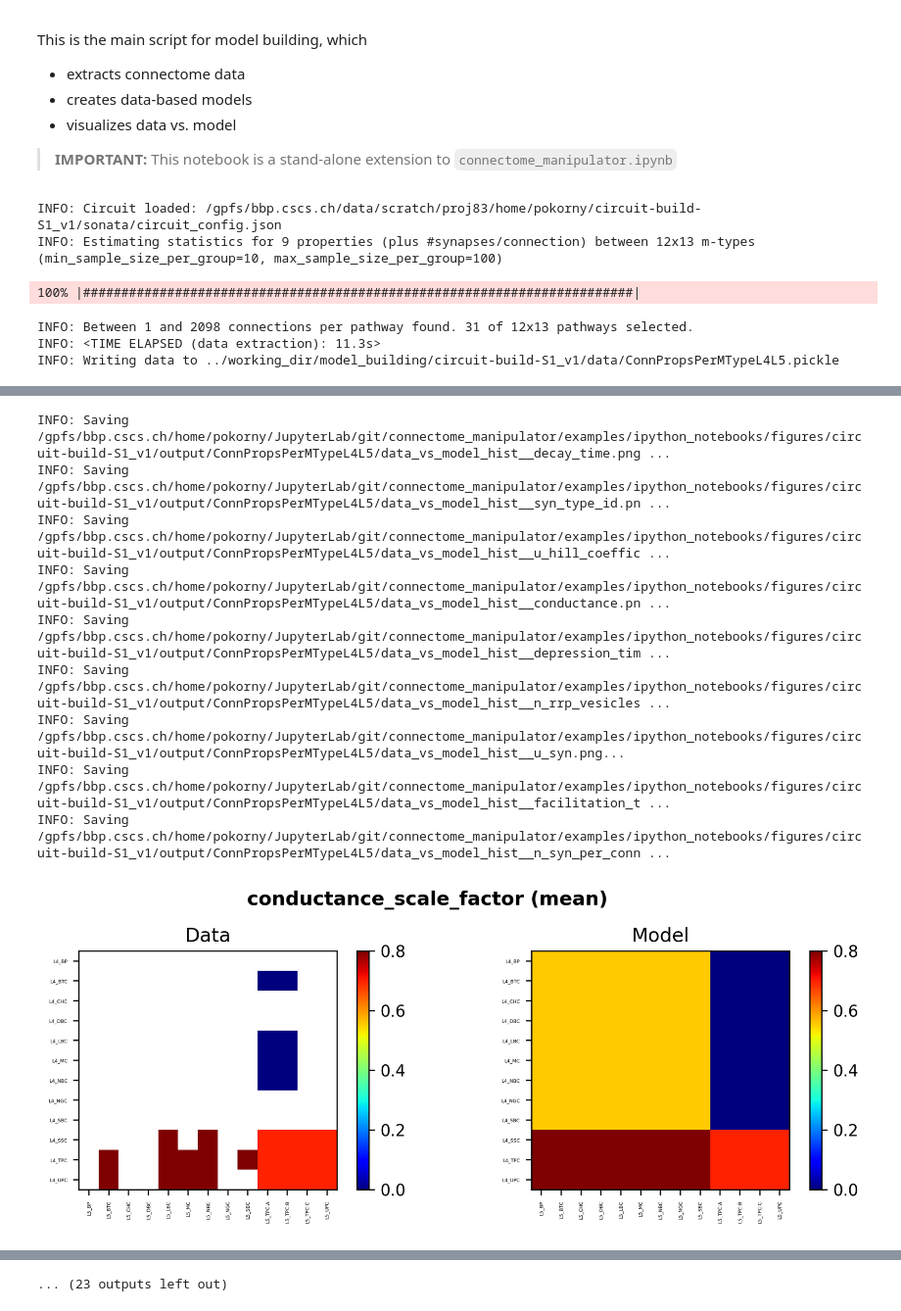
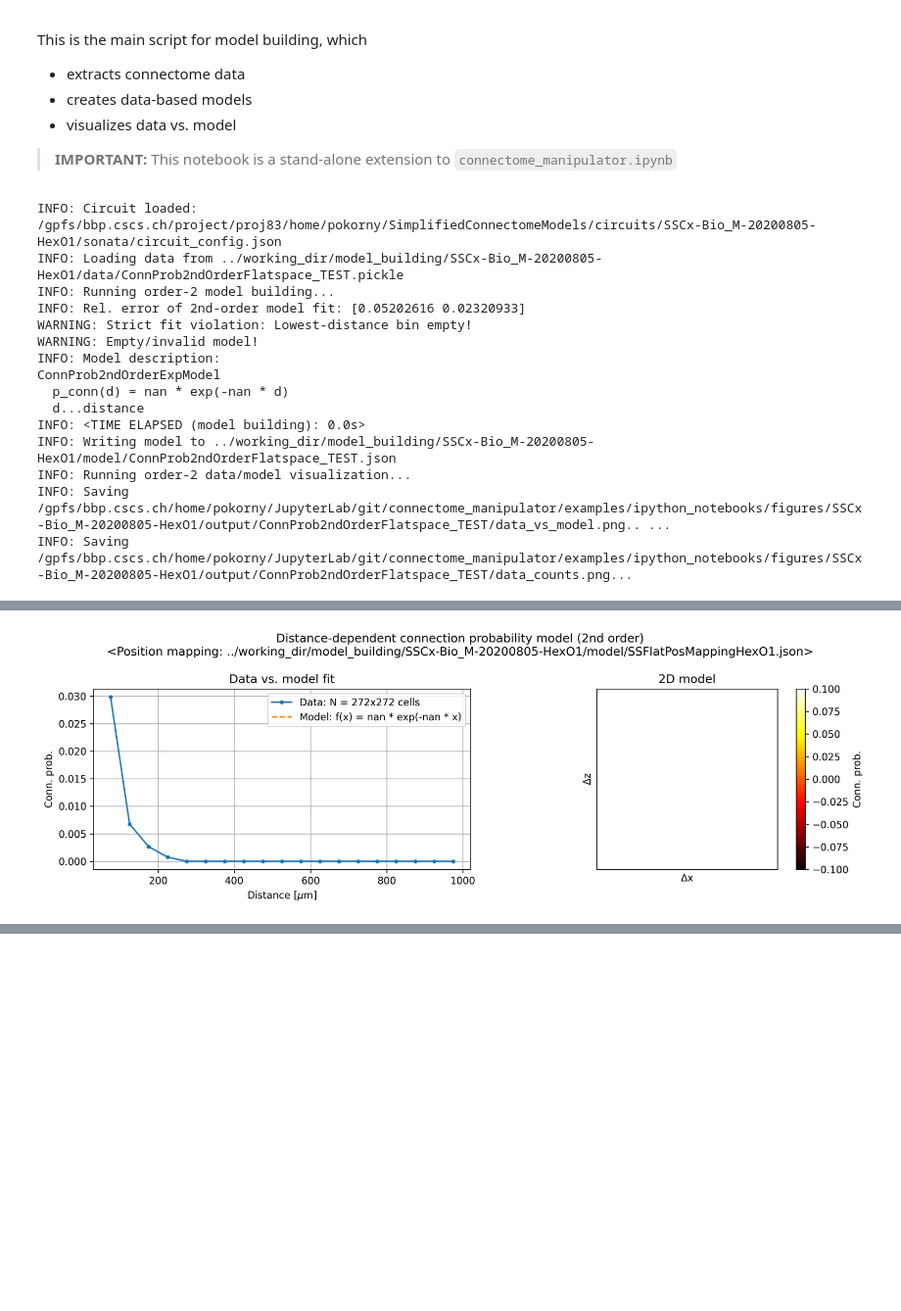
Before and after one commit to BlueBrain/connectome-manipulator, a Jupyter notebook: examples/ipython_notebooks/model_building.ipynb, the cells around one changed output, grey strips where cells are left out. Shown at 98% size. Drawn from its saved outputs; the diff is of its cells as text; code cells hidden in the pictures; blank space fills up the shorter version.

Commit message:
Added strict model fitting option

```diff
--- a/examples/ipython_notebooks/model_building.ipynb
+++ b/examples/ipython_notebooks/model_building.ipynb
@@ -18,17 +18,17 @@ from connectome_manipulator.model_building import model_building
 # %%
 # Model building - Configuration
 
-# circuit_path = '/gpfs/bbp.cscs.ch/project/proj83/home/pokorny/SimplifiedConnectomeModels/circuits/SSCx-Bio_M-20200805-HexO1'
-# circuit_name = os.path.split(circuit_path)[-1]
-# circuit_config = os.path.join(circuit_path, 'sonata', 'circuit_config.json')
+circuit_path = '/gpfs/bbp.cscs.ch/project/proj83/home/pokorny/SimplifiedConnectomeModels/circuits/SSCx-Bio_M-20200805-HexO1'
+circuit_name = os.path.split(circuit_path)[-1]
+circuit_config = os.path.join(circuit_path, 'sonata', 'circuit_config.json')
 
 # circuit_path = '/gpfs/bbp.cscs.ch/data/scratch/proj83/home/pokorny/SSCx-Bio_M-20200805'
 # circuit_name = os.path.split(circuit_path)[-1]
 # circuit_config = os.path.join(circuit_path, 'sonata', 'circuit_config.json')
 
-circuit_path = '/gpfs/bbp.cscs.ch/data/scratch/proj83/home/pokorny/circuit-build-S1_v1'
-circuit_name = os.path.split(circuit_path)[-1]
-circuit_config = os.path.join(circuit_path, 'sonata', 'circuit_config.json')
+# circuit_path = '/gpfs/bbp.cscs.ch/data/scratch/proj83/home/pokorny/circuit-build-S1_v1'
+# circuit_name = os.path.split(circuit_path)[-1]
+# circuit_config = os.path.join(circuit_path, 'sonata', 'circuit_config.json')
 
 # circuit_path = manip_config['circuit_path']
 # circuit_name = f'{os.path.split(circuit_path)[-1]}__{manip_config["manip"]["name"]}'
@@ -99,25 +99,37 @@ model_config['circuit_config'] = circuit_config
 
 # model_config['model'] = {'name': 'NSynPerConnPerMType', 'fct': {'source': 'conn_props', 'kwargs': {'min_sample_size_per_group': 10, 'max_sample_size_per_group': 100, 'sel_props': []}}}
 # model_config['model'] = {'name': 'ConnPropsPerMType', 'fct': {'source': 'conn_props', 'kwargs': {'min_sample_size_per_group': 10, 'max_sample_size_per_group': 100}}}
-model_config['model'] = {'name': 'ConnPropsPerMTypeL4L5', 'fct': {'source': 'conn_props', 'kwargs': {'sel_src': {'layer': 4}, 'sel_dest': {'layer': 5}, 'min_sample_size_per_group': 10, 'max_sample_size_per_group': 100}}}
+# model_config['model'] = {'name': 'ConnPropsPerMTypeL4L5', 'fct': {'source': 'conn_props', 'kwargs': {'sel_src': {'layer': 4}, 'sel_dest': {'layer': 5}, 'min_sample_size_per_group': 10, 'max_sample_size_per_group': 100}}}
 
 # model_config['model'] = {'name': 'ConnProb1stOrder', 'fct': {'source': 'conn_prob', 'kwargs': {'order': 1, 'sample_size': 10000}}}
 # model_config['model'] = {'name': 'ConnProb2ndOrderFlatspace', 'fct': {'source': 'conn_prob', 'kwargs': {'order': 2, 'sel_src': {'node_set': 'hex_O1', 'mtype': 'L1_DAC'}, 'sel_dest': {'node_set': 'hex_O1', 'mtype': 'L23_BP'}, 'sample_size': 10000, 'min_count_per_bin': 100, 'bin_size_um': 50, 'max_range_um': 1000, 'pos_map_file': '../working_dir/model_building/SSCx-Bio_M-20200805-HexO1/model/SSFlatPosMappingHexO1.json'}}}
 # model_config['model'] = {'name': 'ConnProb4thOrderReducedFlatspace', 'fct': {'source': 'conn_prob', 'kwargs': {'order': '4R', 'sel_src': {'node_set': 'hex_O1'}, 'sel_dest': {'node_set': 'hex_O1'}, 'sample_size': 2000, 'min_count_per_bin': 100, 'bin_size_um': 50, 'max_range_um': [400, [-400, 1000]], 'smoothing_sigma_um': None, 'plot_model_ovsampl': 7, 'plot_model_extsn': 0, 'model_specs': {'name': 'LinearInterpolation'}, 'pos_map_file': '../working_dir/model_building/SSCx-Bio_M-20200805-HexO1/model/SSFlatPosMappingHexO1.json'}}}
 # model_config_pathways = model_building.create_model_config_per_pathway(model_config, 'mtype')
 
-# model_config['model'] = {'name': 'ConnProb2ndOrderFlatspace_TEST', 'fct': {'source': 'conn_prob', 'kwargs': {'order': 2, 'sel_src': {'node_set': 'hex_O1', 'mtype': 'L1_DAC'}, 'sel_dest': {'node_set': 'hex_O1', 'mtype': 'L23_BP'}, 'sample_size': 1000, 'min_count_per_bin': 100, 'bin_size_um': 50, 'max_range_um': 1000, 'pos_map_file': '../working_dir/model_building/SSCx-Bio_M-20200805-HexO1/model/SSFlatPosMappingHexO1.json'}}}
+model_config['model'] = {'name': 'ConnProb2ndOrderFlatspace_TEST', 'fct': {'source': 'conn_prob', 'kwargs': {'rel_fit_err_th': None, 'strict_fit': True, 'order': 2, 'sel_src': {'node_set': 'hex_O1', 'mtype': 'L23_NGC'}, 'sel_dest': {'node_set': 'hex_O1', 'mtype': 'L23_NGC'}, 'sample_size': 1000, 'min_count_per_bin': 100, 'bin_size_um': 50, 'max_range_um': 1000, 'pos_map_file': '../working_dir/model_building/SSCx-Bio_M-20200805-HexO1/model/SSFlatPosMappingHexO1.json'}}}
+# model_config['model'] = {'name': 'ConnProb3rdOrderFlatspace_TEST', 'fct': {'source': 'conn_prob', 'kwargs': {'rel_fit_err_th': None, 'strict_fit': True, 'order': 3, 'sel_src': {'node_set': 'hex_O1', 'mtype': 'L23_NGC'}, 'sel_dest': {'node_set': 'hex_O1', 'mtype': 'L23_NGC'}, 'sample_size': 1000, 'min_count_per_bin': 100, 'bin_size_um': 50, 'max_range_um': 1000, 'pos_map_file': '../working_dir/model_building/SSCx-Bio_M-20200805-HexO1/model/SSFlatPosMappingHexO1.json'}}}
 # group_fct = lambda x: str.split(x, '_')[-1] # None #lambda x: str.split(x, '_')[-1]
 # model_config_pathways = model_building.create_model_config_per_pathway(model_config, 'mtype', group_fct=group_fct)
 # model_config_pathways = model_building.create_model_config_per_pathway(model_config, ['layer', 'synapse_class'])
 
+# model_config['model'] = {'name': 'ConnProb2ndOrderFlatspace_TEST', 'fct': {'source': 'conn_prob', 'kwargs': {'order': 2, 'sel_src': {'mtype': 'L23_SBC'}, 'sel_dest': {'mtype': 'L23_SBC'}, 'sample_size': 10000, 'bin_size_um': 100, 'max_range_um': None, 'pos_map_file': '../working_dir/model_building/circuit-build-S1_v1/model/FlatPosMapping.json'}}}
+
 # Model building - Run
-model_building.main(model_config, show_fig=True, force_recomp=[True, True])
+model_building.main(model_config, show_fig=True, force_recomp=[False, True])
 # model_building.main(model_config_pathways, show_fig=False, force_recomp=[False, False])
 # %% [output]
-INFO: Circuit loaded: /gpfs/bbp.cscs.ch/data/scratch/proj83/home/pokorny/circuit-build-S1_v1/sonata/circuit_config.json
-INFO: Estimating statistics for 9 properties (plus #synapses/connection) between 12x13 m-types (min_sample_size_per_group=10, max_sample_size_per_group=100)
+INFO: Circuit loaded: /gpfs/bbp.cscs.ch/project/proj83/home/pokorny/SimplifiedConnectomeModels/circuits/SSCx-Bio_M-20200805-HexO1/sonata/circuit_config.json
+INFO: Loading data from ../working_dir/model_building/SSCx-Bio_M-20200805-HexO1/data/ConnProb2ndOrderFlatspace_TEST.pickle
+INFO: Running order-2 model building...
+INFO: Rel. error of 2nd-order model fit: [0.05202616 0.02320933]
+WARNING: Strict fit violation: Lowest-distance bin empty!
+WARNING: Empty/invalid model!
+INFO: Model description:
+ConnProb2ndOrderExpModel
+  p_conn(d) = nan * exp(-nan * d)
+  d...distance
+INFO: <TIME ELAPSED (model building): 0.0s>
+INFO: Writing model to ../working_dir/model_building/SSCx-Bio_M-20200805-HexO1/model/ConnProb2ndOrderFlatspace_TEST.json
+INFO: Running order-2 data/model visualization...
+INFO: Saving /gpfs/bbp.cscs.ch/home/pokorny/JupyterLab/git/connectome_manipulator/examples/ipython_notebooks/figures/SSCx-Bio_M-20200805-HexO1/output/ConnProb2ndOrderFlatspace_TEST/data_vs_model.png.. ...
+INFO: Saving /gpfs/bbp.cscs.ch/home/pokorny/JupyterLab/git/connectome_manipulator/examples/ipython_notebooks/figures/SSCx-Bio_M-20200805-HexO1/output/ConnProb2ndOrderFlatspace_TEST/data_counts.png...
-100% |########################################################################|
-INFO: Between 1 and 2098 connections per pathway found. 31 of 12x13 pathways selected.
-INFO: <TIME ELAPSED (data extraction): 11.3s>
-INFO: Writing data to ../working_dir/model_building/circuit-build-S1_v1/data/ConnPropsPerMTypeL4L5.pickle
@@ -141,10 +136 @@ INFO: Saving /gpfs/bbp.cscs.ch/home/pokorny/JupyterLab/git/connectome_manipulato
-INFO: Saving /gpfs/bbp.cscs.ch/home/pokorny/JupyterLab/git/connectome_manipulator/examples/ipython_notebooks/figures/circuit-build-S1_v1/output/ConnPropsPerMTypeL4L5/data_vs_model_hist__decay_time.png ...
-INFO: Saving /gpfs/bbp.cscs.ch/home/pokorny/JupyterLab/git/connectome_manipulator/examples/ipython_notebooks/figures/circuit-build-S1_v1/output/ConnPropsPerMTypeL4L5/data_vs_model_hist__syn_type_id.pn ...
-INFO: Saving /gpfs/bbp.cscs.ch/home/pokorny/JupyterLab/git/connectome_manipulator/examples/ipython_notebooks/figures/circuit-build-S1_v1/output/ConnPropsPerMTypeL4L5/data_vs_model_hist__u_hill_coeffic ...
-INFO: Saving /gpfs/bbp.cscs.ch/home/pokorny/JupyterLab/git/connectome_manipulator/examples/ipython_notebooks/figures/circuit-build-S1_v1/output/ConnPropsPerMTypeL4L5/data_vs_model_hist__conductance.pn ...
-INFO: Saving /gpfs/bbp.cscs.ch/home/pokorny/JupyterLab/git/connectome_manipulator/examples/ipython_notebooks/figures/circuit-build-S1_v1/output/ConnPropsPerMTypeL4L5/data_vs_model_hist__depression_tim ...
-INFO: Saving /gpfs/bbp.cscs.ch/home/pokorny/JupyterLab/git/connectome_manipulator/examples/ipython_notebooks/figures/circuit-build-S1_v1/output/ConnPropsPerMTypeL4L5/data_vs_model_hist__n_rrp_vesicles ...
-INFO: Saving /gpfs/bbp.cscs.ch/home/pokorny/JupyterLab/git/connectome_manipulator/examples/ipython_notebooks/figures/circuit-build-S1_v1/output/ConnPropsPerMTypeL4L5/data_vs_model_hist__u_syn.png...
-INFO: Saving /gpfs/bbp.cscs.ch/home/pokorny/JupyterLab/git/connectome_manipulator/examples/ipython_notebooks/figures/circuit-build-S1_v1/output/ConnPropsPerMTypeL4L5/data_vs_model_hist__facilitation_t ...
-INFO: Saving /gpfs/bbp.cscs.ch/home/pokorny/JupyterLab/git/connectome_manipulator/examples/ipython_notebooks/figures/circuit-build-S1_v1/output/ConnPropsPerMTypeL4L5/data_vs_model_hist__n_syn_per_conn ...
-[figure, old version]
+[figure, new version]
@@ -157 +137,0 @@ INFO: Saving /gpfs/bbp.cscs.ch/home/pokorny/JupyterLab/git/connectome_manipulato
-... (23 outputs left out)
```
Also changed, not shown: parts of 1 cell of this notebook, 1 other file.
